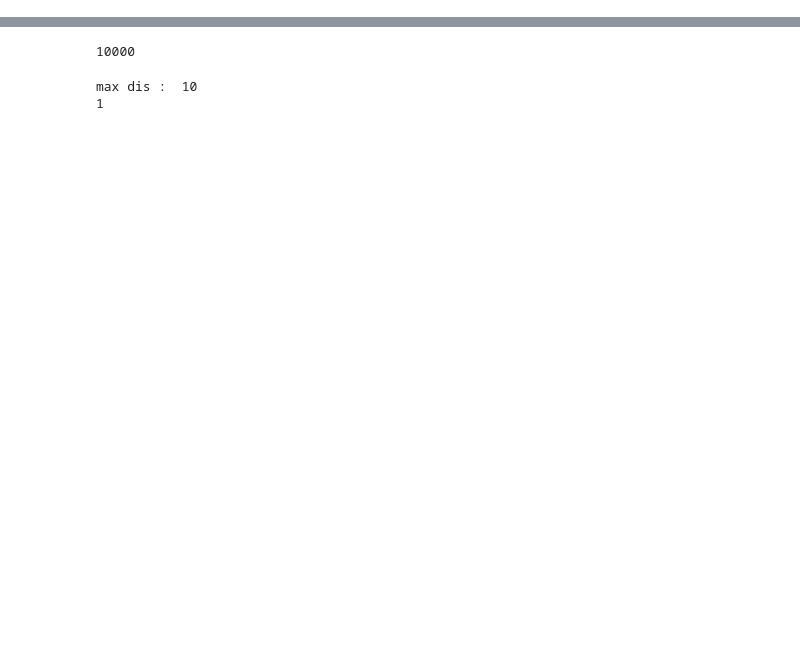
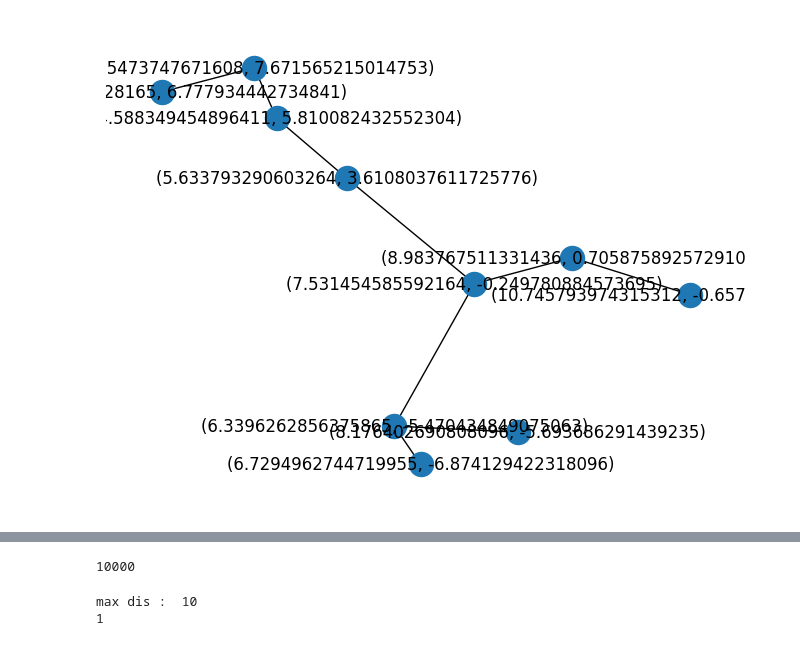
Before and after one commit to destx0/thesnew, a Jupyter notebook: master.ipynb, the cells around one changed output, grey strips where cells are left out. Saved outputs shown, nothing was run; the diff lists cells and outputs as text; code cells hidden in the pictures; blank space fills up the shorter version.

Commit message:
mst of centroids

```diff
--- a/master.ipynb
+++ b/master.ipynb
@@ -13,0 +67,5 @@ from utils import *
+# %%
+centroids_k = kmeans.cluster_centers_
+centroids_k = [tuple(x) for x in centroids_k.tolist()]
+
+# Convert centroids to a list for easier handling/display
@@ -13,0 +158,19 @@ from utils import *
+# %%
+import matplotlib.pyplot as plt
+import networkx as nx
+
+# Assuming get_MST_edges_with_coordinates returns a list of edges
+edges = get_MST_edges_with_coordinates(centroids_k)
+
+# Create a graph and add the edges
+G = nx.Graph()
+G.add_edges_from(edges)
+
+# Create a dictionary that maps nodes to their positions
+pos = {node: node for node in G.nodes()}
+
+# Draw the graph using the positions
+nx.draw(G, pos, with_labels=True)
+plt.show()
+# %% [output]
+[figure, added]
```
Also changed, not shown: parts of 23 cells of this notebook.
